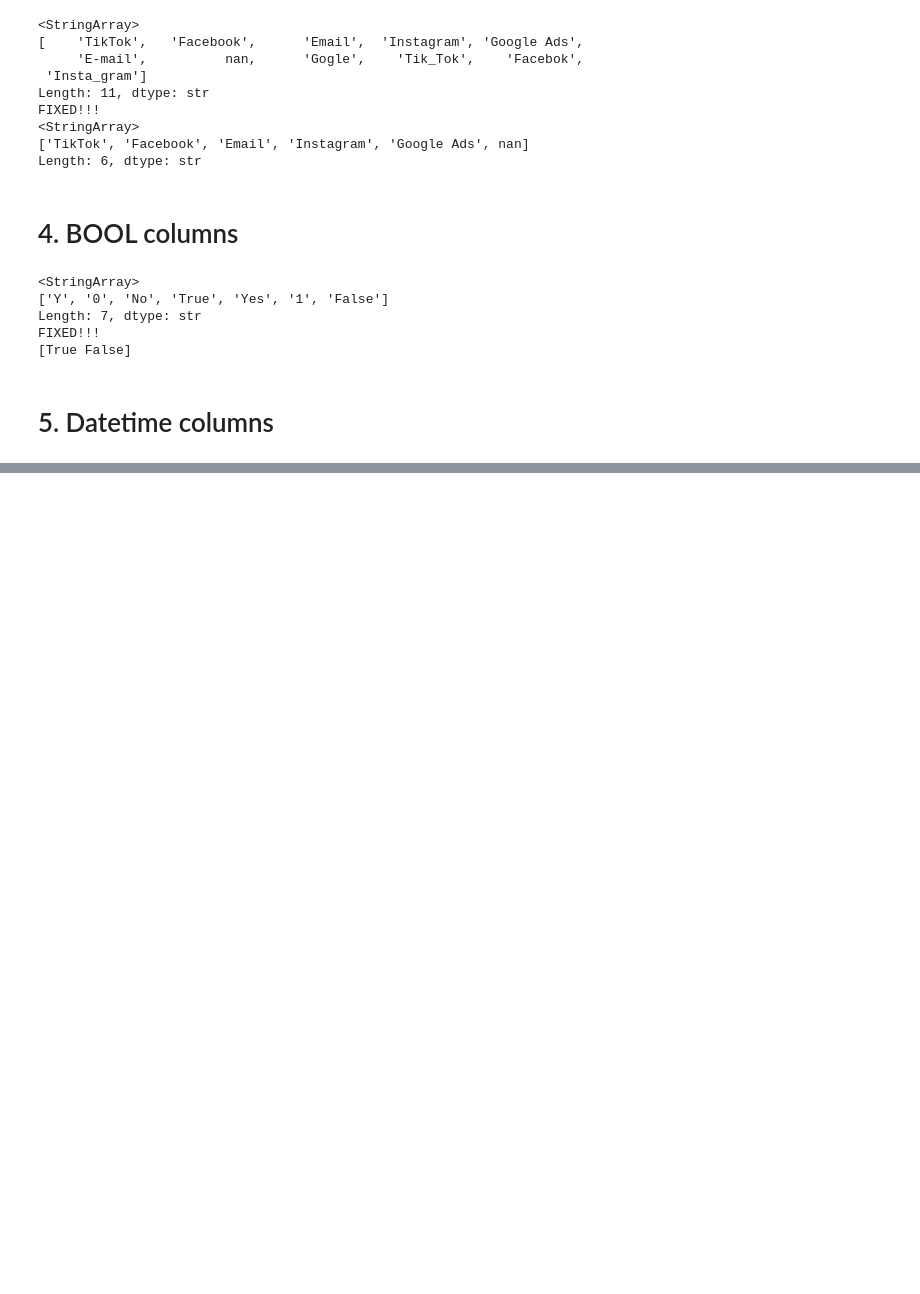
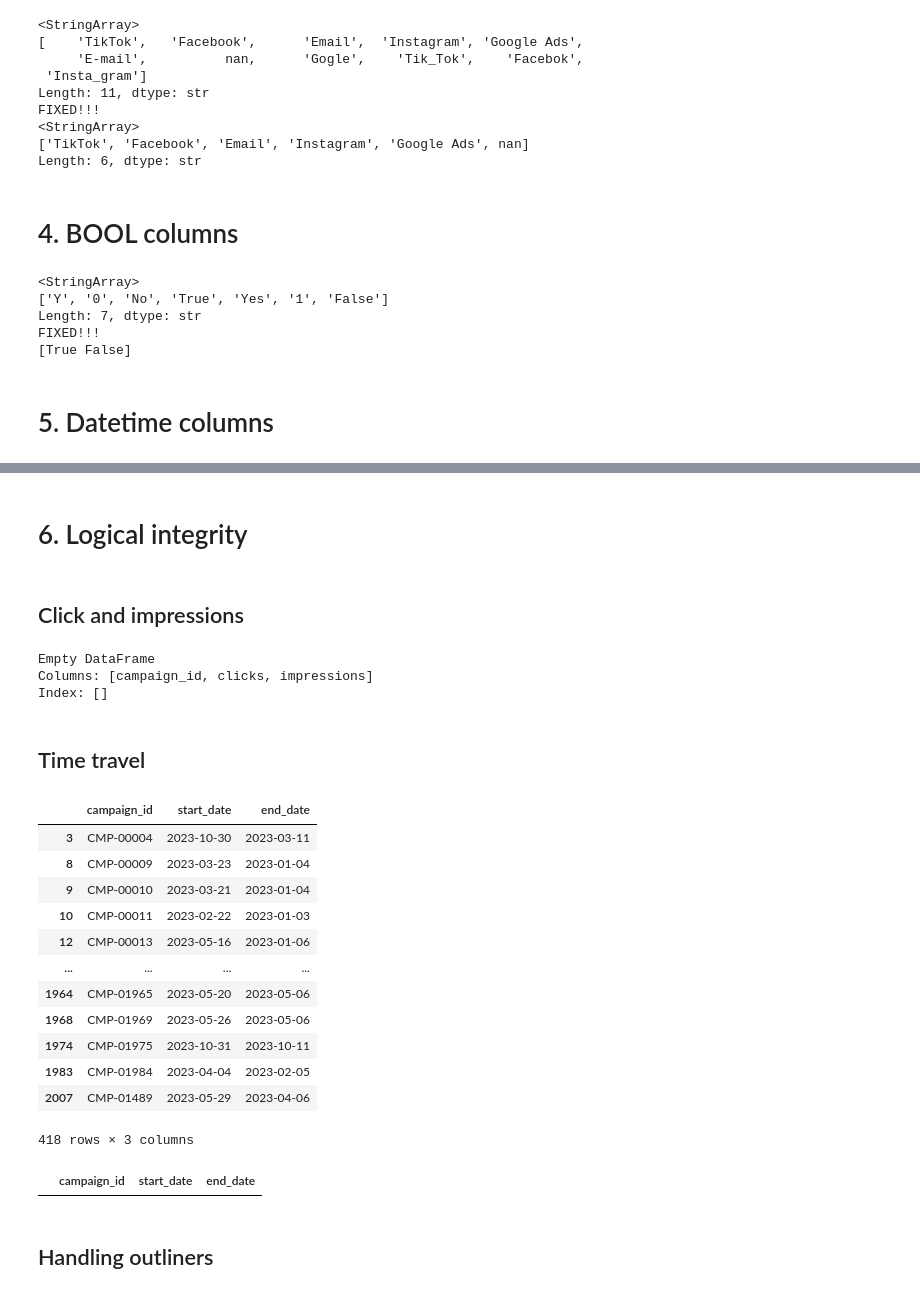
Before and after one commit to amirhjadidi/Data-Cleaning-Framework, a Jupyter notebook: marketing/marketing_dataset_cleaning.ipynb, the cells around one changed output, grey strips where cells are left out. Cells and saved outputs as stored; diff of their text form; code cells hidden in the pictures; blank space fills up the shorter version.

```diff
--- a/marketing/marketing_dataset_cleaning.ipynb
+++ b/marketing/marketing_dataset_cleaning.ipynb
@@ -158,0 +146,48 @@ Name: count, Length: 1874, dtype: int64
+# %%
+data['start_date'] = pd.to_datetime(data['start_date'], format='mixed', errors='coerce')
+data['end_date'] = pd.to_datetime(data['end_date'], format='mixed', dayfirst=True, errors='coerce')
+# %% [markdown]
+# 6. Logical integrity
+# %% [markdown]
+## Click and impressions
+# %%
+# remove the duplicated columns and keep first
+data = data.loc[:, ~data.columns.duplicated()]
+# %%
+# check if clicks are greater than impressions
+check_mask = data['clicks'] > data['impressions']
+print(data.loc[check_mask, ['campaign_id', 'clicks', 'impressions']])
+# %% [output]
+Empty DataFrame
+Columns: [campaign_id, clicks, impressions]
+Index: []
+# %% [markdown]
+## Time travel
+# %%
+check_data_mask = data['start_date'] > data['end_date']
+data.loc[check_data_mask, ['campaign_id', 'start_date', 'end_date']]
+# %% [output]
+|  | campaign_id | start_date | end_date |
+| 3 | CMP-00004 | 2023-10-30 | 2023-03-11 |
+| 8 | CMP-00009 | 2023-03-23 | 2023-01-04 |
+| 9 | CMP-00010 | 2023-03-21 | 2023-01-04 |
+| 10 | CMP-00011 | 2023-02-22 | 2023-01-03 |
+| 12 | CMP-00013 | 2023-05-16 | 2023-01-06 |
+| ... | ... | ... | ... |
+| 1964 | CMP-01965 | 2023-05-20 | 2023-05-06 |
+| 1968 | CMP-01969 | 2023-05-26 | 2023-05-06 |
+| 1974 | CMP-01975 | 2023-10-31 | 2023-10-11 |
+| 1983 | CMP-01984 | 2023-04-04 | 2023-02-05 |
+| 2007 | CMP-01489 | 2023-05-29 | 2023-04-06 |
+418 rows × 3 columns
+# %%
+# set end date to 30 days after start date if start date is after end date
+data.loc[check_data_mask, 'end_date'] = data.loc[check_data_mask, 'start_date'] + pd.DateOffset(days=30)
+
+# verify the changes
+check_data_mask = data['start_date'] > data['end_date']
+data.loc[check_data_mask, ['campaign_id', 'start_date', 'end_date']]
+# %% [output]
+|  | campaign_id | start_date | end_date |
+# %% [markdown]
+## Handling outliners
```
Also changed, not shown: parts of 10 cells of this notebook.
